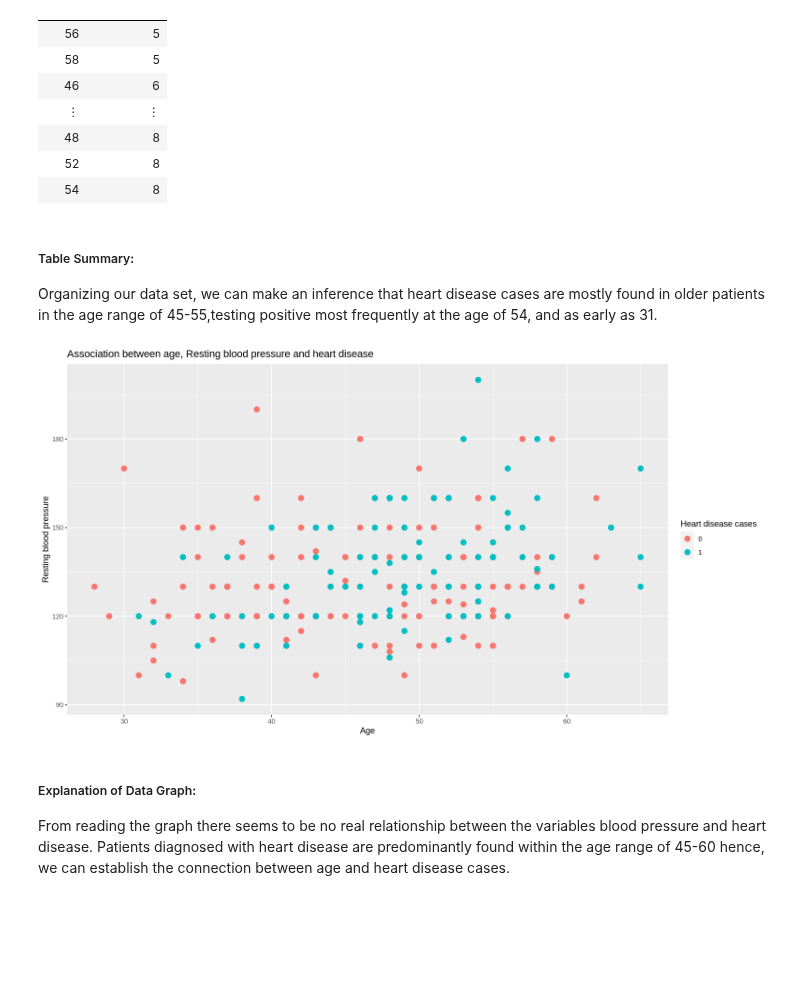
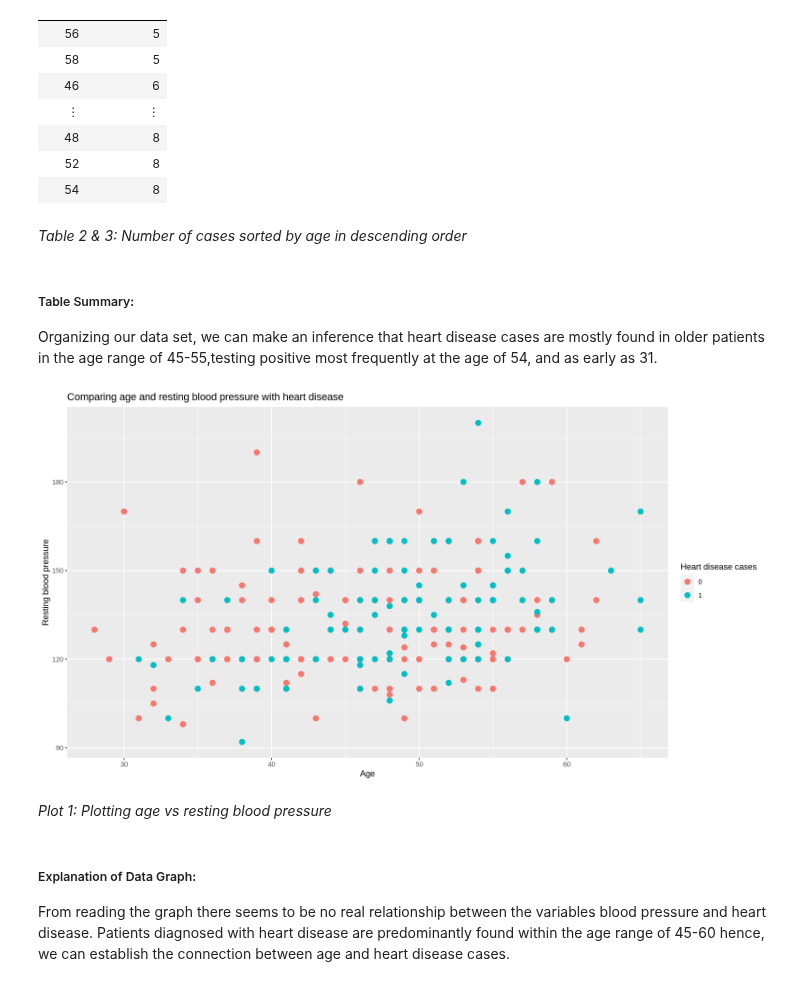
Before and after one commit to jaden-lai/DSCI-100-006-21, a Jupyter notebook: project_final.ipynb, the cells around one changed output. Cells and saved outputs as stored; diff of their text form; code cells hidden in the pictures; blank space fills up the shorter version.

```diff
--- a/project_final.ipynb
+++ b/project_final.ipynb
@@ -104,22 +106,26 @@ A tibble: 7 × 2
 | 48 | 8 |
 | 52 | 8 |
 | 54 | 8 |
+# %% [markdown]
+*Table 2 & 3: Number of cases sorted by age in descending order*
 # %% [markdown]
 ##### Table Summary:
 Organizing our data set, we can make an inference that heart disease cases are mostly found in older patients in the age range of 45-55,testing positive most frequently at the age of 54, and as early as 31.
 # %%
 options(repr.plot.width = 13, repr.plot.height = 7)
 
 heart_disease_plot <- heart_disease_hungarian |>
     ggplot(aes(x = age, y = resting_blood_pressure, color = heart_disease_cases)) +
         geom_point(size = 3) +
-        labs(x = "Age", y = "Resting blood pressure", color = "Heart disease cases", title = "Association between age, Resting blood pressure and heart disease")
+        labs(x = "Age", y = "Resting blood pressure", color = "Heart disease cases", title = "Comparing age and resting blood pressure with heart disease")
 
 heart_disease_plot <- heart_disease_plot +
        scale_fill_brewer(palette = "YlOrRd")
 heart_disease_plot
 # %% [output]
-[figure, old version]
+[figure, new version]
+# %% [markdown]
+*Plot 1: Plotting age vs resting blood pressure*
 # %% [markdown]
 ##### Explanation of Data Graph:
 From reading the graph there seems to be no real relationship between the variables blood pressure and heart disease. Patients diagnosed with heart disease are predominantly found within the age range of 45-60 hence, we can establish the connection between age and heart disease cases.
```
Also changed, not shown: parts of 23 cells of this notebook.
